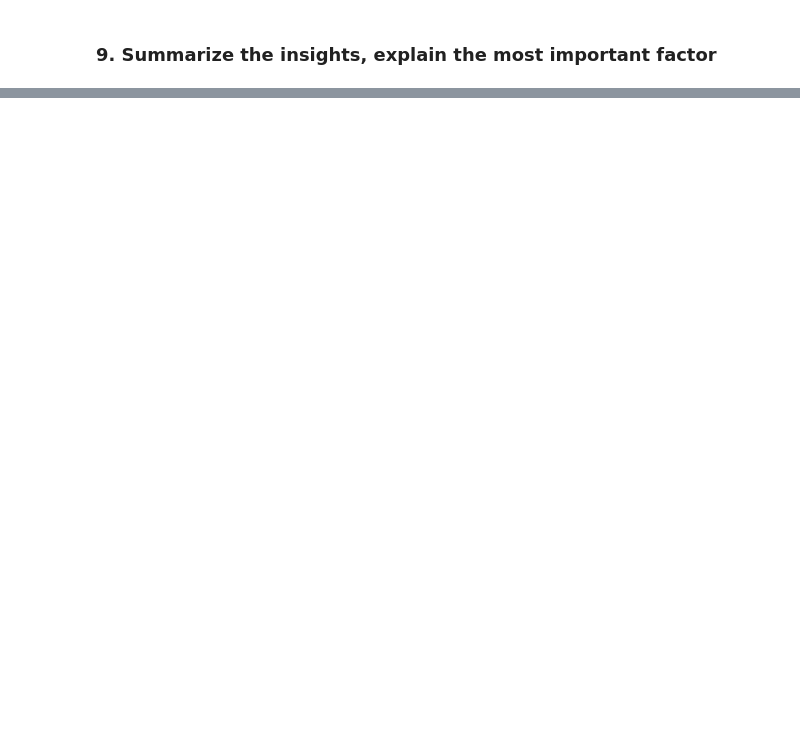
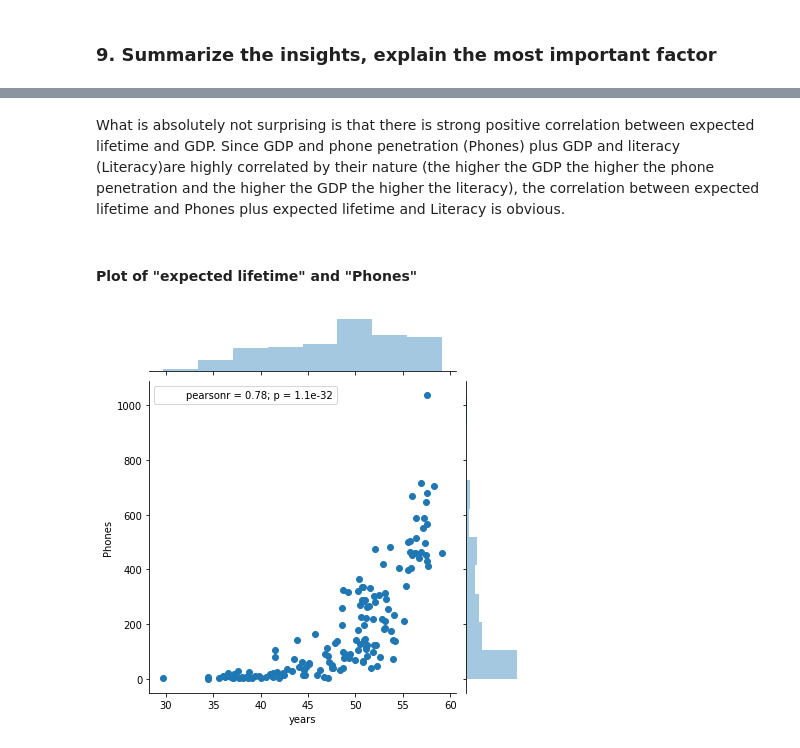
Before and after one commit to Illesgabor/Mastering-the-process-of-DS, a Jupyter notebook: Home Assignment Gabor Illes.ipynb, the cells around one changed output, grey strips where cells are left out. Saved outputs shown, nothing was run; the diff lists cells and outputs as text; code cells hidden in the pictures; blank space fills up the shorter version.

```diff
--- a/Home Assignment Gabor Illes.ipynb
+++ b/Home Assignment Gabor Illes.ipynb
@@ -588,0 +411,8 @@ by_month.head()
+# %% [markdown]
+What is absolutely not surprising is that there is strong positive correlation between expected lifetime and GDP. Since GDP and phone penetration (Phones) plus GDP and literacy (Literacy)are highly correlated by their nature (the higher the GDP the higher the phone penetration and the higher the GDP the higher the literacy), the correlation between expected lifetime and Phones plus expected lifetime and Literacy is obvious.
+# %% [markdown]
+#### Plot of "expected lifetime" and "Phones"
+# %%
+sns.jointplot(x="years", y= "Phones", data = alldata);
+# %% [output]
+[figure, added]
```
Also changed, not shown: parts of 70 cells of this notebook.
